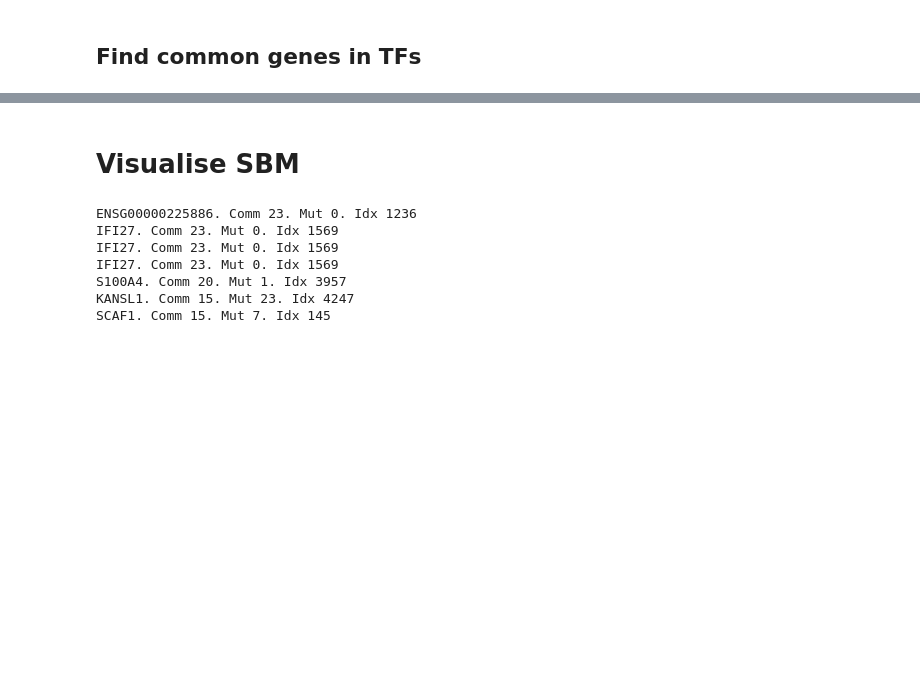
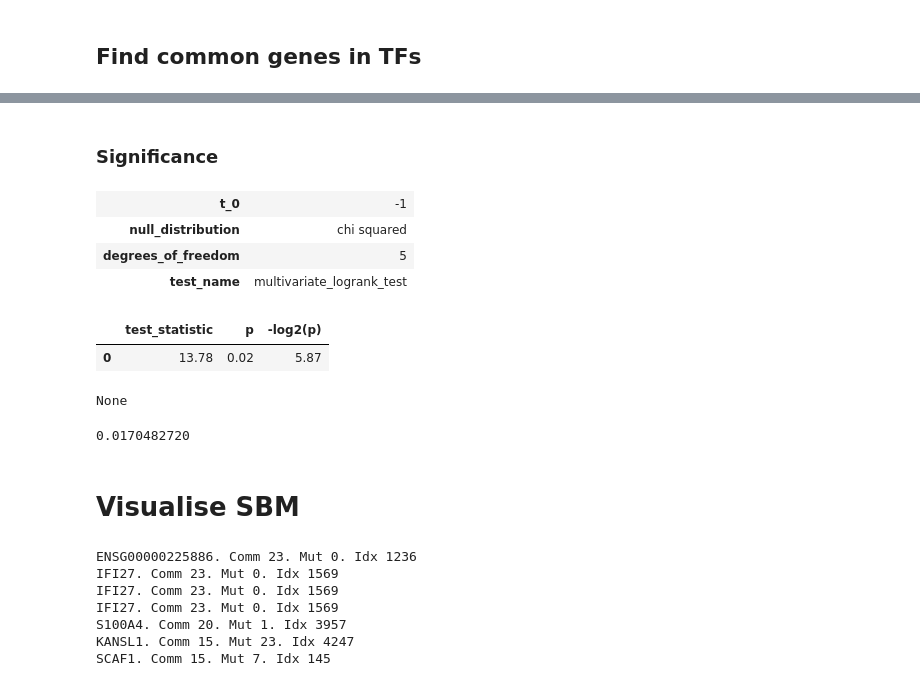
Before and after one commit to vladUng/Phd_extended, a Jupyter notebook: notebooks/network_I/selective_edge_pruning.ipynb, the cells around one changed output, grey strips where cells are left out. Drawn from its saved outputs; the diff is of its cells as text; code cells hidden in the pictures; blank space fills up the shorter version.

```diff
--- a/notebooks/network_I/selective_edge_pruning.ipynb
+++ b/notebooks/network_I/selective_edge_pruning.ipynb
@@ -664,7 +610,7 @@ used_tf = all_h.exps["standard_5K_3TF"].nodes_df["TF"][all_h.exps["standard_5K_3
 tf_chgs_all_ctrls = []
 tf_range = list(list(range(3, 16, 1)))
 for key, val in ctrl_exps.items():
-    tf_chgs = tf_modCon_exps(val["exps"], tf_range=tf_range)
+    tf_chgs = tf_modCon_exps(val["exps"], tf_range=tf_range, tf_list=tf_list)
     tf_chgs = tf_chgs[tf_chgs["Exp"] == "100"]
     tf_chgs["Type"] = "hCtrl{}".format(key)
     tf_chgs["Used_prct"] = tf_chgs["#TF"] / len(used_tf) * 100
@@ -674,7 +620,7 @@ for key, val in ctrl_exps.items():
 tf_chgs_all_ctrls = pd.concat(tf_chgs_all_ctrls, axis=0)
 
 # Generate the Exp Changes too
-tf_changes_exp = tf_modCon_exps(h_exps, tf_range=tf_range)
+tf_changes_exp = tf_modCon_exps(h_exps, tf_range=tf_range,  tf_list=tf_list)
 # %%
 # Process the information and get some stats
 
@@ -768,7 +714,7 @@ fig.show()
 # for development
 if False:
     for key in range(1, 3, 1):
-        display(plot_single_ctrl(ctrl_exps, key=key))
+        display(plot_single_ctrl(ctrl_exps, key=key), tf_list=tf_list)
 # %% [markdown]
 ## Find common genes in TFs
 # %%
@@ -891,0 +972,2 @@ save_fig(name="ctrlTFs", fig=fig, width=1600, height=700, base_path=figures_path
+# %% [markdown]
+### Significance
@@ -892,3 +993,15 @@ save_fig(name="ctrlTFs", fig=fig, width=1600, height=700, base_path=figures_path
+# %%
+comb_cs[cluster_model] = comb_cs[cluster_model].astype(float).astype(int)
+survival_sig(comb_cs, model=cluster_model)
+# %% [output]
+| t_0 | -1 |
+| null_distribution | chi squared |
+| degrees_of_freedom | 5 |
+| test_name | multivariate_logrank_test |
+|  | test_statistic | p | -log2(p) |
+| 0 | 13.78 | 0.02 | 5.87 |
+None
+0.0170482720
 # %% [markdown]
 # Visualise SBM
 # %%
```
Also changed, not shown: parts of 39 cells of this notebook, 1 other file.
